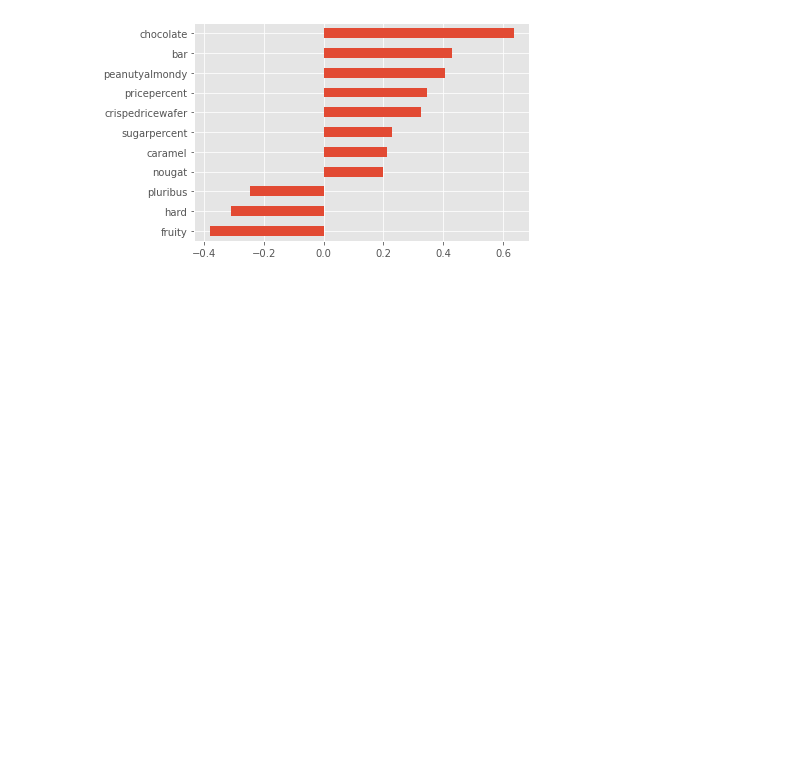
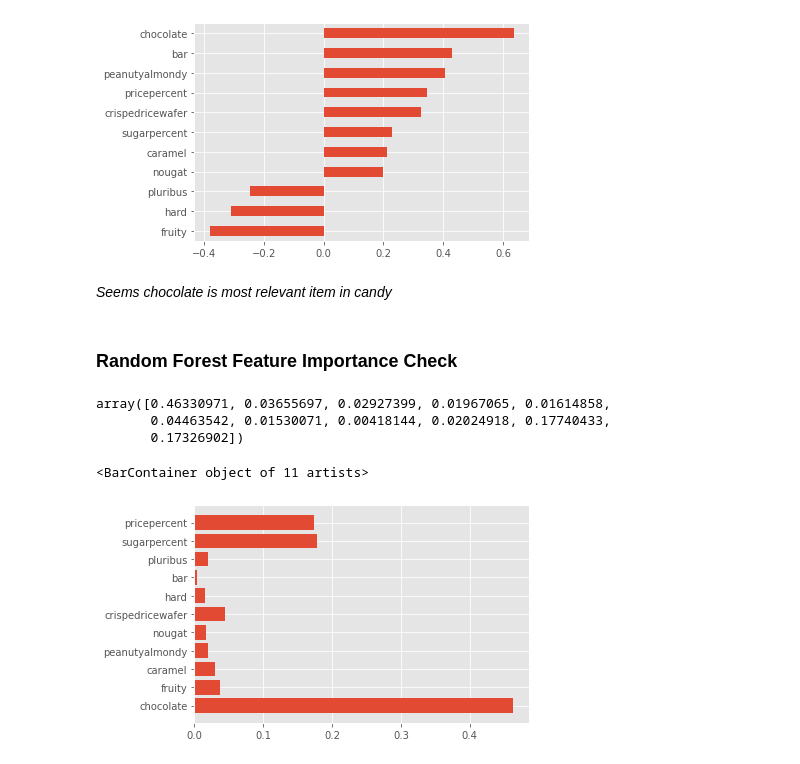
Before and after one commit to smeteo/Candy-Power-Ranking, a Jupyter notebook: Candy_Power_Ranking.ipynb, the cells around one changed output. Saved outputs shown, nothing was run; the diff lists cells and outputs as text; code cells hidden in the pictures; blank space fills up the shorter version.

```diff
--- a/Candy_Power_Ranking.ipynb
+++ b/Candy_Power_Ranking.ipynb
@@ -89,3 +95,7 @@ df.corr()['winpercent'].sort_values()[:-1].plot.barh()
 # %% [output]
 <AxesSubplot:>
 [figure]
+# %% [markdown]
+_Seems chocolate is most relevant item in candy_
+# %% [markdown]
+### Random Forest Feature Importance Check
@@ -91,0 +105,16 @@ df.corr()['winpercent'].sort_values()[:-1].plot.barh()
+# %%
+X=df.drop('winpercent',axis=1)
+y=df.winpercent
+X_train, X_test, y_train, y_test = train_test_split(X, y, test_size=0.33, random_state=42)
+rf = RandomForestRegressor()
+rf.fit(X_train, y_train)
+rf.feature_importances_
+# %% [output]
+array([0.46330971, 0.03655697, 0.02927399, 0.01967065, 0.01614858,
+       0.04463542, 0.01530071, 0.00418144, 0.02024918, 0.17740433,
+       0.17326902])
+# %%
+plt.barh(X_train.columns, rf.feature_importances_)
+# %% [output]
+<BarContainer object of 11 artists>
+[figure, added]
```
Also changed, not shown: parts of 7 cells of this notebook.
